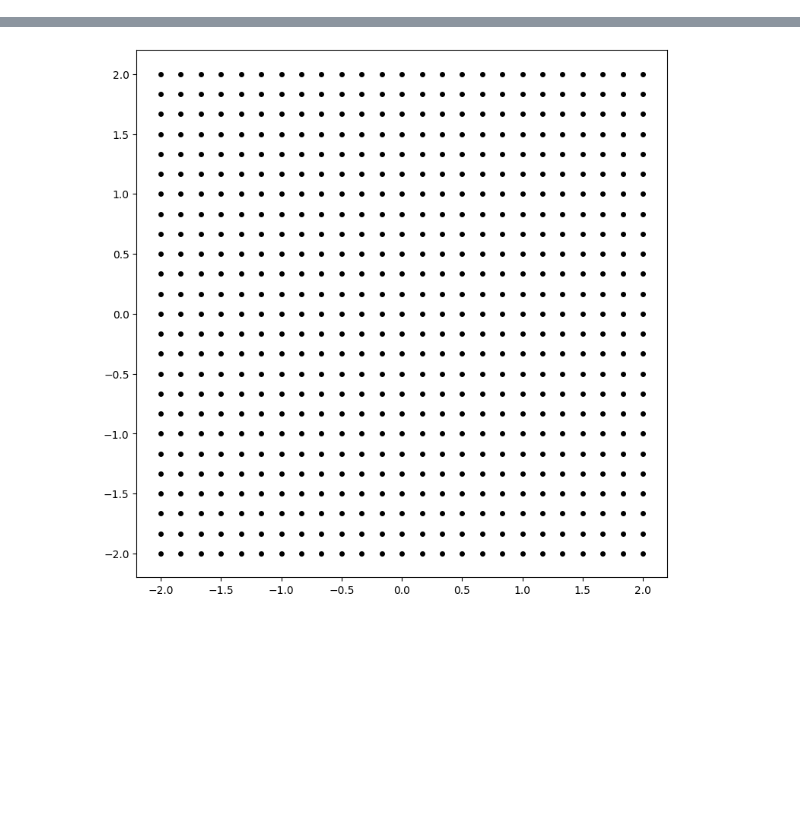
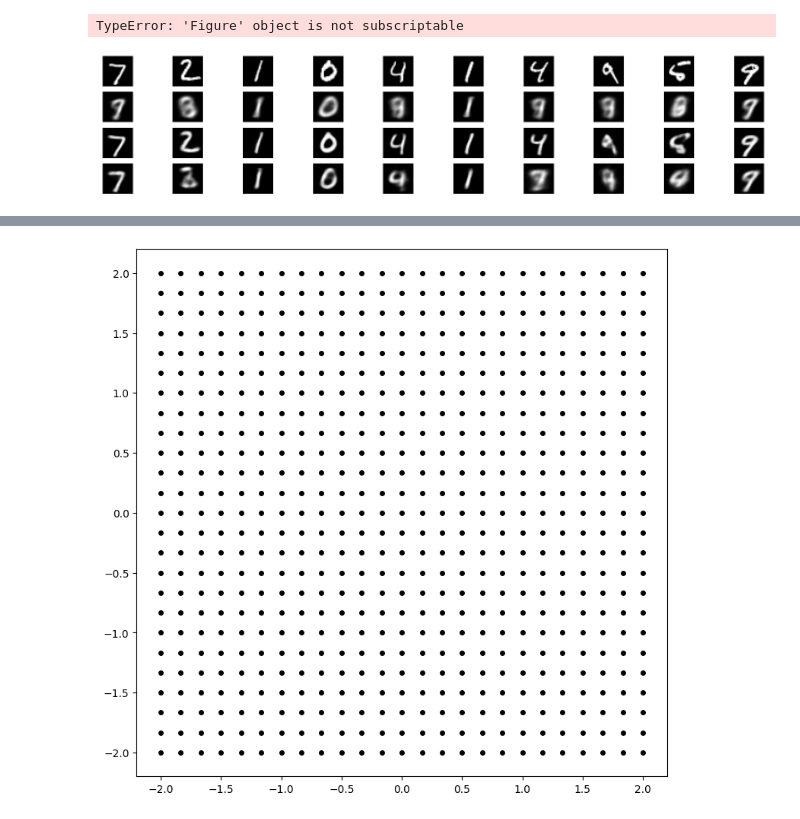
Before and after one commit to kaircx/Autoencoder-VAE, a Jupyter notebook: app/test.ipynb, the cells around one changed output, grey strips where cells are left out. Cells and saved outputs as stored; diff of their text form; code cells hidden in the pictures; blank space fills up the shorter version.

```diff
--- a/app/test.ipynb
+++ b/app/test.ipynb
@@ -1,32 +1,33 @@
 # %%
 run model.py
 # %%
-
 device = "cpu"
 #評価対象のモデルをインスタンス化する
 model_z_2 = VAE(2)
 model_z_10 = VAE(10)
 model_z_20 = VAE(20)
 model_z_2.load_state_dict(torch.load("./z_2.pth"))
 model_z_10.load_state_dict(torch.load("./z_10.pth"))
 model_z_20.load_state_dict(torch.load("./z_20.pth"))
 # forループを回すためにモデルをリスト化する
 model_list = [model_z_2.eval(), model_z_10.eval(), model_z_20.eval()]
 # 可視化開始
 for num_batch, data in enumerate(dataloader_test):
     fig, axes = plt.subplots(4, 10, figsize=(20, 4))
     for i in range(axes.shape[0]):
         for j in range(axes.shape[1]):
             axes[i][j].set_xticks([])
             axes[i][j].set_yticks([])
     # まずは入力画像を描画
     for i, im in enumerate(data[0].view(-1, 28, 28)[:10]):
         axes[0][i].imshow(im, "gray")
     # z_dim=2, z_dim=10, z_dim=20の3つの学習済みVAEについて再構成画像を描画
     for i, model in enumerate(model_list):
         _, _, y = model(data[0], device)
         y = y.cpu().detach().numpy().reshape(-1, 28, 28)
         for j, im in enumerate(y[:10]):
             axes[i+1][j].imshow(im, "gray")
-    fig.savefig(f"./reconstruction_{num_batch}.png")
-    plt.close(fig)
+    fig[0].show()
+# %% [output]
+TypeError: 'Figure' object is not subscriptable
+[figure, added]
```
Also changed, not shown: parts of 2 cells of this notebook, 1 other file.
